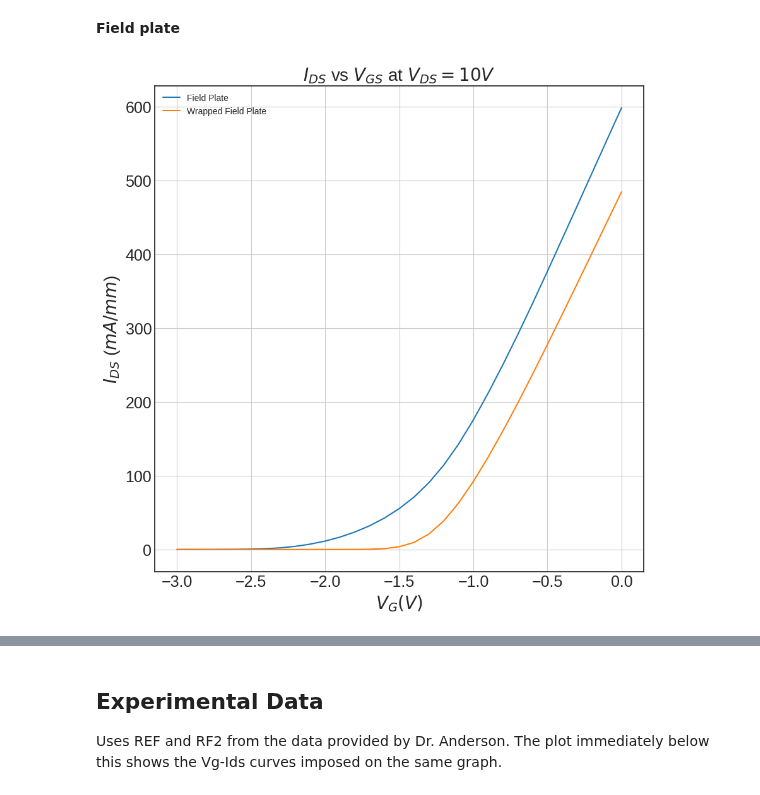
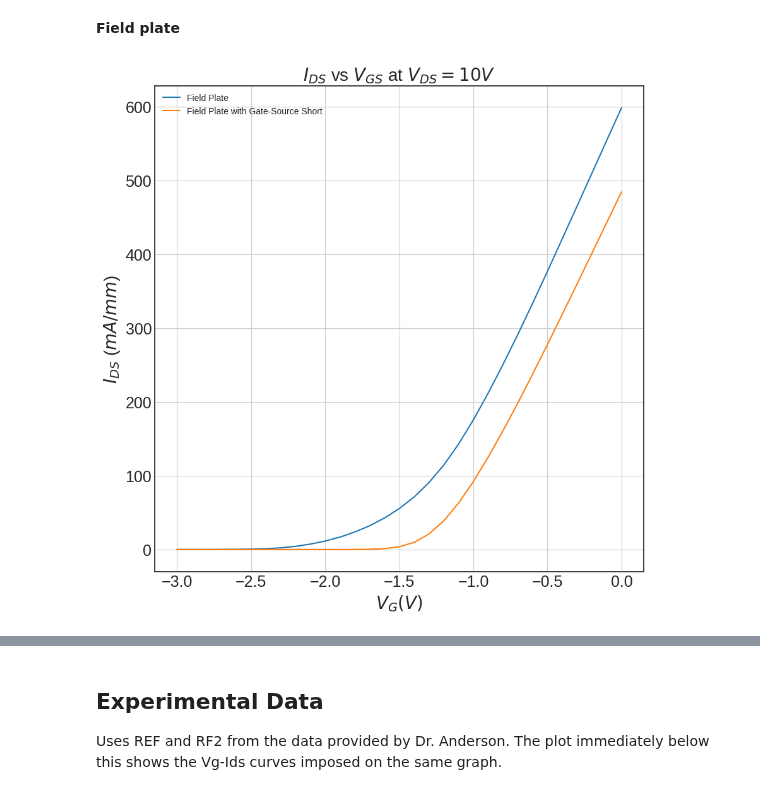
Before and after one commit to IanStafford/banjo-wombat, a Jupyter notebook: allNit/figures.ipynb, the cells around one changed output, grey strips where cells are left out. Cells and saved outputs as stored; diff of their text form; code cells hidden in the pictures.

```diff
--- a/allNit/figures.ipynb
+++ b/allNit/figures.ipynb
@@ -91,26 +60,26 @@ plt.show()
 # %% [markdown]
 **Field plate**
 # %%
-fieldplate_Vgs, fieldplate_Ids = flooxsRead("/home/staffian/banjo-wombat/allNit/figures/fieldplate_Vt.csv")
+fieldplate_Vgs_OLD, fieldplate_Ids_OLD = flooxsRead("/home/staffian/banjo-wombat/allNit/figures/fieldplate_Vt_OLD.csv")
 fieldplate_rad_Vgs, fieldplate_rad_Ids = flooxsRead("/home/staffian/banjo-wombat/allNit/figures/fieldplate_rad_Vt.csv")
 fieldplate_ox_Vgs, fieldplate_ox_Ids = flooxsRead("/home/staffian/banjo-wombat/allNit/figures/fieldplate_ox_Vt.csv")
 fieldplate_wrap_Vgs, fieldplate_wrap_Ids = flooxsRead("/home/staffian/banjo-wombat/allNit/figures/fieldplate_wrap_Vt.csv")
 fieldplate_strike_Vgs, fieldplate_strike_Ids = flooxsRead("/home/staffian/banjo-wombat/allNit/figures/fieldplate_strike_Vt.csv")
 plt.figure(figsize=[10,10]);
-plt.plot(fieldplate_Vgs, 1000*fieldplate_Ids, label="Field Plate");
-#plt.plot(fieldplate_rad_Vgs, 1000*fieldplate_rad_Ids, label="Field Plate Irradiated");
+plt.plot(fieldplate_Vgs_OLD, 1000*fieldplate_Ids_OLD, label="Field Plate");
+#plt.plot(fieldplateplt.title("$I_{DS}$ vs $V_{GS}$ at $V_{DS}=10v$", fontsize=20);
 #plt.plot(fieldplate_ox_Vgs, 1000*fieldplate_ox_Ids, label="Field Plate with Nitride");
 plt.plot(fieldplate_strike_Vgs, 1000*fieldplate_strike_Ids, label="Field Plate with Gate-Source Short");
 #plt.plot(fieldplate_wrap_Vgs, 1000*fieldplate_wrap_Ids, label="Wrapped Field Plate");
 plt.title("$I_{DS}$ vs $V_{GS}$ at $V_{DS}=10V$", fontsize=20);
 plt.xlabel("$V_{G} (V)$", fontsize=20);
 plt.ylabel("$I_{DS}$ (${mA}/{mm}$)", fontsize=20);
 plt.xticks(fontsize = 18)
 plt.yticks(fontsize = 18)
 plt.grid(True);
 plt.legend();
 #plt.savefig("Vt.png", dpi=300, bbox_inches='tight')
 plt.show()
 # %% [output]
-[figure, old version]
+[figure, new version]
 # %%
```
Also changed, not shown: parts of 10 cells of this notebook, 13 other files.
